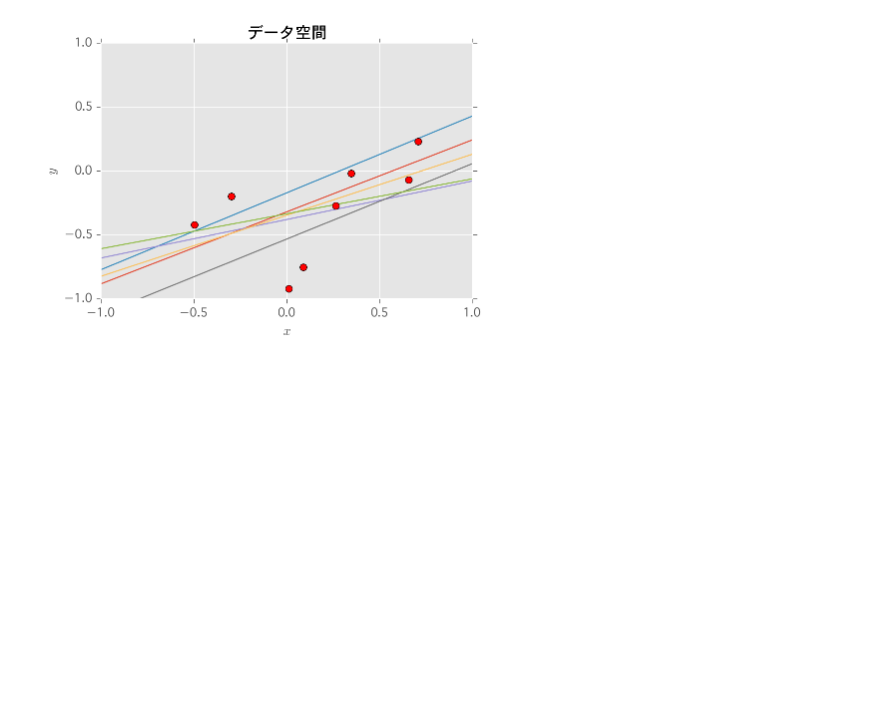
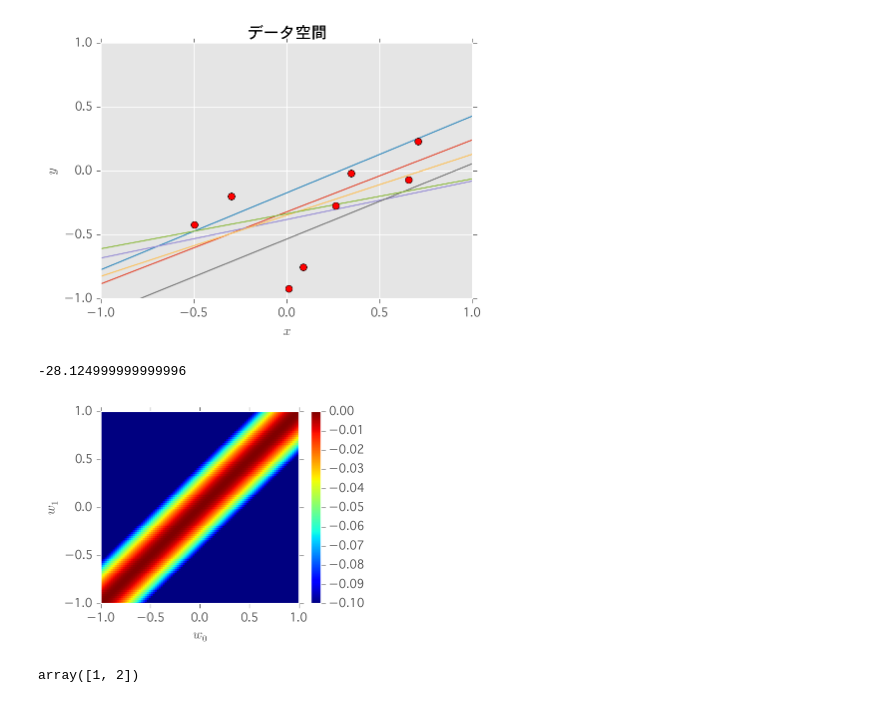
Before and after one commit to hagino3000/notebooks, a Jupyter notebook: PRML/PRML 3.3.ipynb, the cells around one changed output. Cells and saved outputs as stored; diff of their text form; code cells hidden in the pictures; blank space fills up the shorter version.

```diff
--- a/PRML/PRML 3.3.ipynb
+++ b/PRML/PRML 3.3.ipynb
@@ -165,3 +165,43 @@ plot_lines(mn, sn)
 # %% [output]
 [figure]
 [figure]
+# %%
+def calc_likelifood(beta, t, x, w):
+    w = np.array(w)
+    phi_x = np.array([1, x])
+    return -1 * beta / 2 * (t - w.T.dot(phi_x))**2
+# %%
+def plot_likelifood(beta, t, x, title=None):
+    w0 = np.linspace(-1, 1, 100)
+    w1 = np.linspace(-1, 1, 100)
+    W0,W1 = np.meshgrid(w0, w1)
+    L = np.zeros([len(w0), len(w1)])
+    xindex = 0
+    yindex = 0
+    for xi in w0:
+        yindex = 0
+        for yi in w1:
+            L[yindex][xindex] = calc_likelifood(beta, t, x, [xi, yi])
+            yindex += 1
+        xindex += 1
+    plt.figure(figsize=(4, 3))
+    plt.pcolor(W0, W1, L, cmap=plt.cm.jet)
+    plt.clim(0, -0.1)
+    plt.xlabel('$w_0$')
+    plt.ylabel('$w_1$')
+    plt.colorbar()
+    if title:
+        plt.title(title)
+    plt.show()
+# %%
+calc_likelifood(BETA, 0, 0.5, [1, 1])
+# %% [output]
+-28.124999999999996
+# %%
+plot_likelifood(1, 0, -1)
+# %% [output]
+[figure, added]
+# %%
+np.array([1, 2])
+# %% [output]
+array([1, 2])
```
